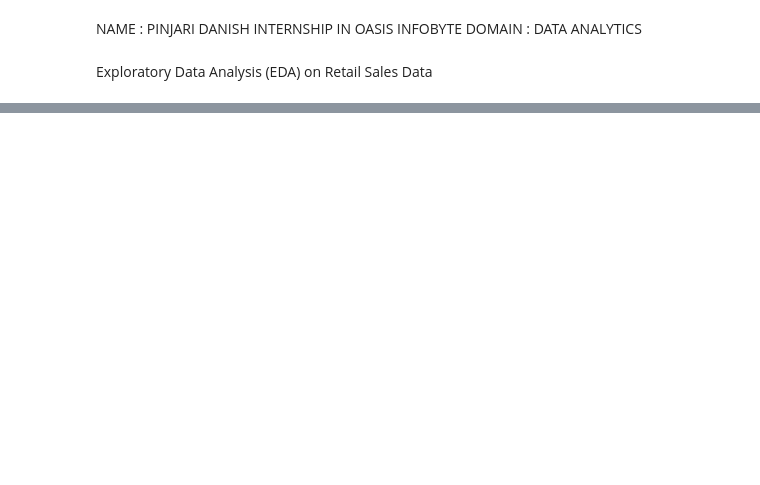
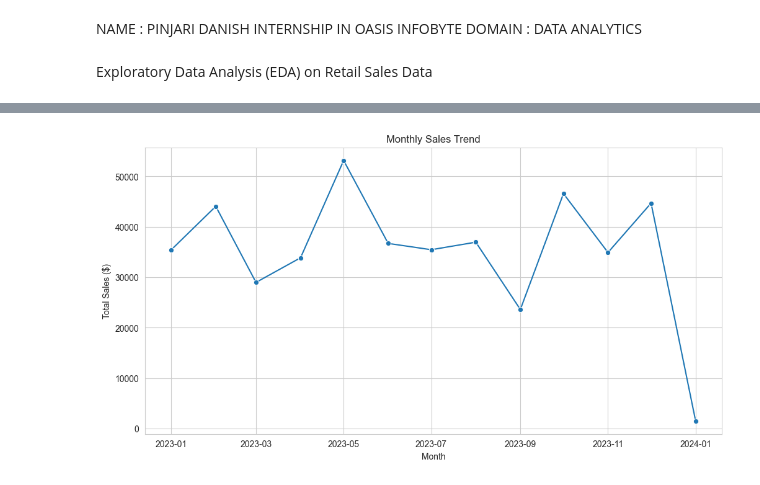
Before and after one commit to danishpinjari/EDA_Retail, a Jupyter notebook: notebooks/OIBSIP_TASK_1.ipynb, the cells around one changed output, grey strips where cells are left out. Drawn from its saved outputs; the diff is of its cells as text; code cells hidden in the pictures; blank space fills up the shorter version.

```diff
--- a/notebooks/OIBSIP_TASK_1.ipynb
+++ b/notebooks/OIBSIP_TASK_1.ipynb
@@ -253,0 +108,18 @@ Name: Quantity, dtype: int64
+# %%
+# Extract month and year from date
+df['Month'] = df['Date'].dt.month
+df['Year'] = df['Date'].dt.year
+
+# Monthly sales
+monthly_sales = df.groupby(['Year', 'Month'])['Total Amount'].sum().reset_index()
+monthly_sales['Date'] = pd.to_datetime(monthly_sales[['Year', 'Month']].assign(DAY=1))
+
+plt.figure(figsize=(12, 6))
+sns.lineplot(x='Date', y='Total Amount', data=monthly_sales, marker='o')
+plt.title('Monthly Sales Trend')
+plt.xlabel('Month')
+plt.ylabel('Total Sales ($)')
+plt.grid(True)
+plt.show()
+# %% [output]
+[figure, added]
```
Also changed, not shown: parts of 31 cells of this notebook, 5 other files.
